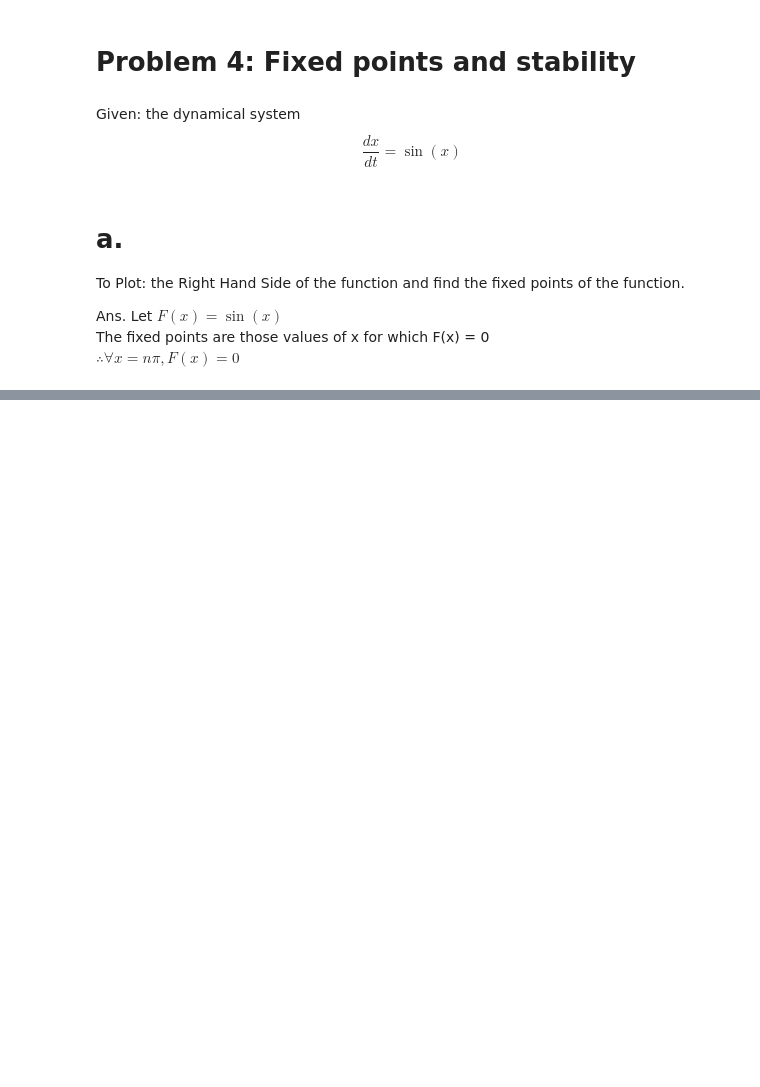
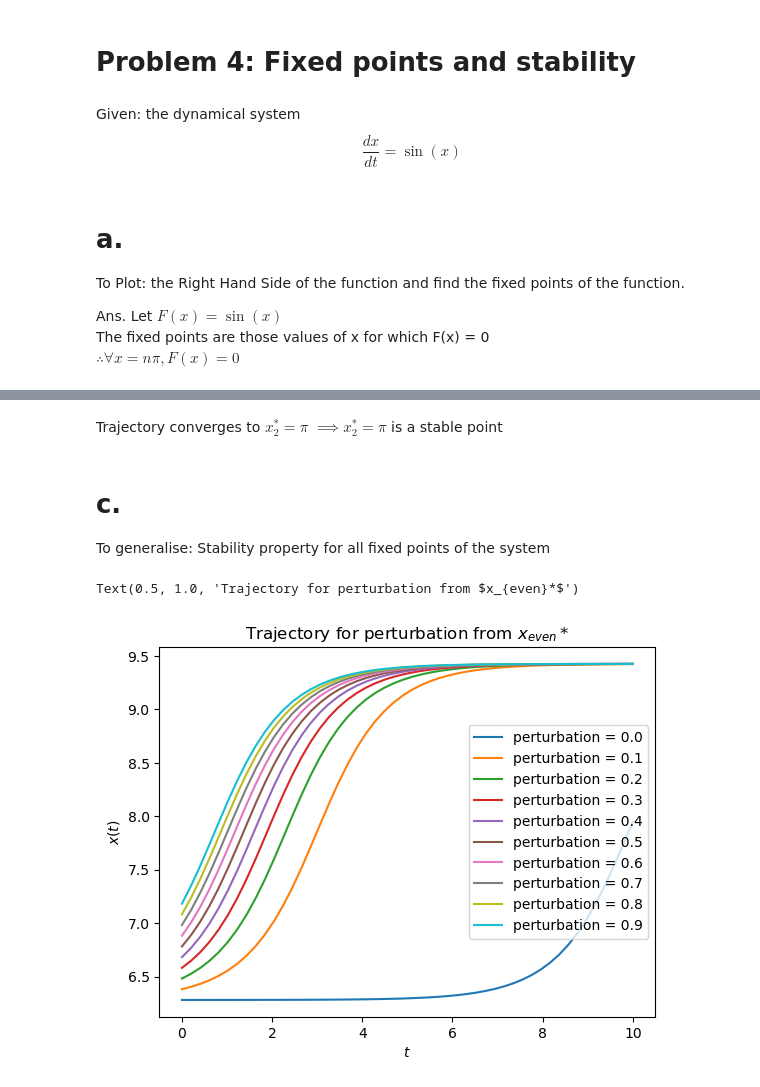
Before and after one commit to vchirag/complex-systems-WiSe202324, a Jupyter notebook: ex1/prob4.ipynb, the cells around one changed output, grey strips where cells are left out. Cells and saved outputs as stored; diff of their text form; code cells hidden in the pictures; blank space fills up the shorter version.

```diff
--- a/ex1/prob4.ipynb
+++ b/ex1/prob4.ipynb
@@ -33,0 +105,32 @@ ax.grid()
+# %% [markdown]
+Trajectory converges to $x_2^* = \pi$
+$\implies x_2^* = \pi$ is a stable point
+# %% [markdown]
+# c.
+To generalise: Stability property for all fixed points of the system
+# %%
+# Checking for x = 2pi as a particular case for even integers of pi as a fixed point
+
+point  = 2*np.pi
+
+# Setting the initial condition
+x0 = [point + perturb[i] for i in range(len(perturb))]
+
+# Setting the time axis
+t = np.linspace(0, 10)
+
+# Finding the trajectory of the particle w.r.t time
+x = [odeint(func, x0[i], t) for i in range(len(perturb))]
+
+fig1, ax = plt.subplots()
+
+for i in range(len(perturb)):
+    plt.plot(t, x[i], label = "perturbation = %.1f" %perturb[i])
+
+ax.legend(loc = "best")
+ax.set_xlabel("$t$")
+ax.set_ylabel("$x(t)$")
+plt.title("Trajectory for perturbation from $x_{even}*$")
+# %% [output]
+Text(0.5, 1.0, 'Trajectory for perturbation from $x_{even}*$')
+[figure, added]
```
Also changed, not shown: parts of 14 cells of this notebook.
